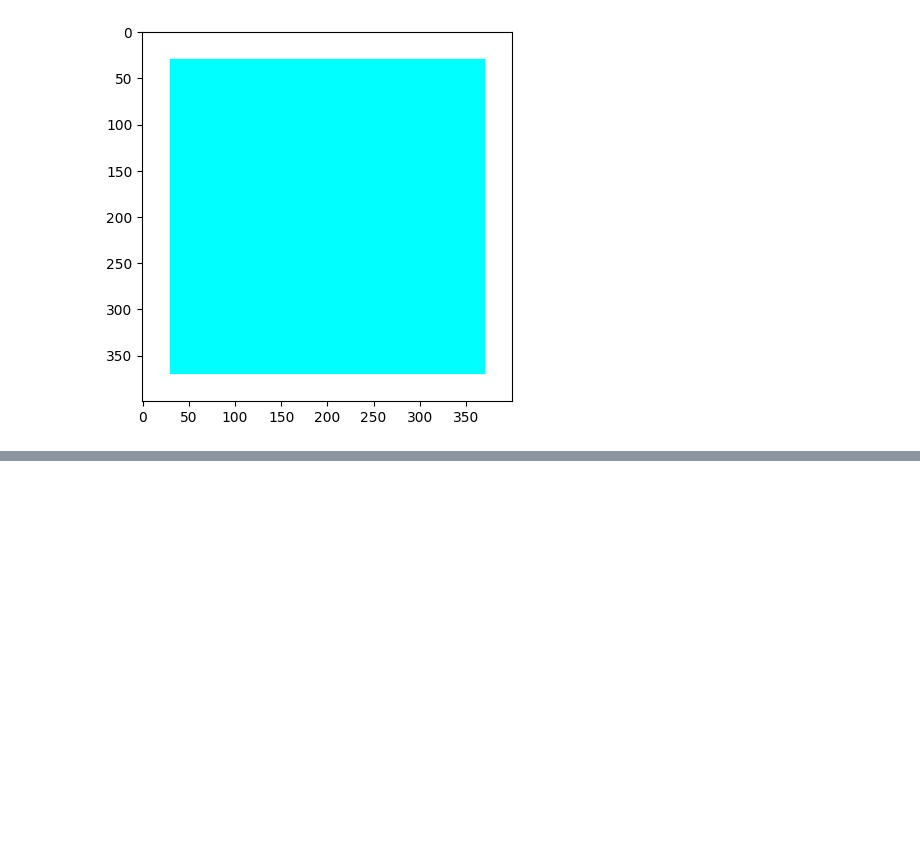
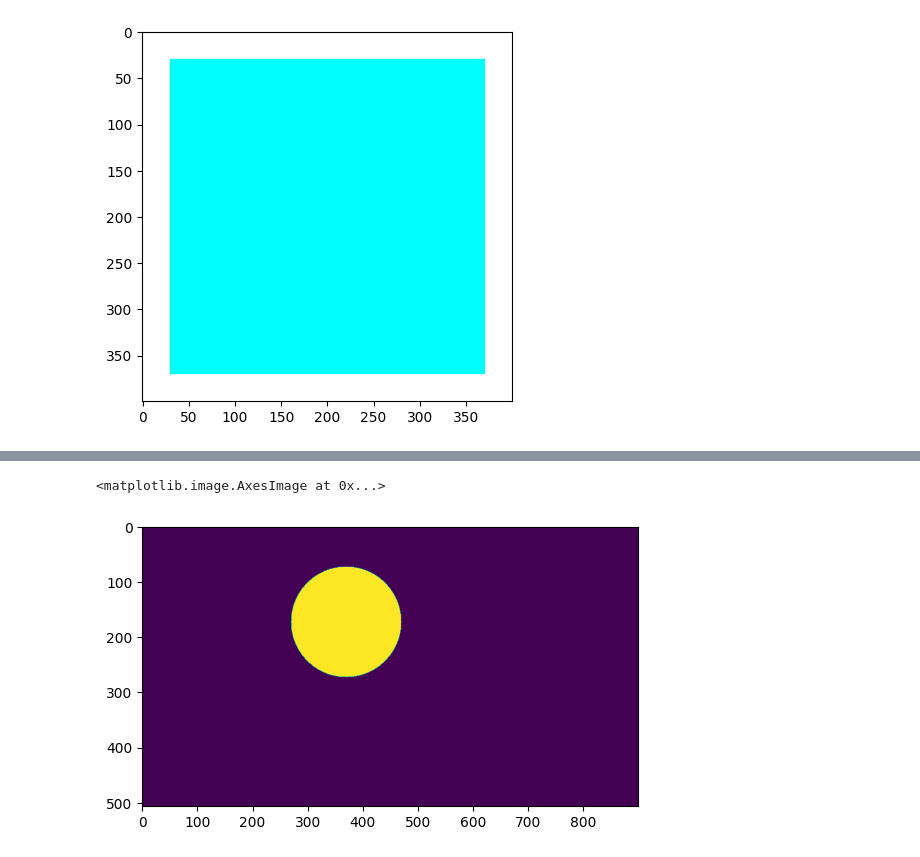
Before and after one commit to hamzak11111/ML-DL_Models, a Jupyter notebook: Computer_Vision/opencv_advanced(1).ipynb, the cells around one changed output, grey strips where cells are left out. Cells and saved outputs as stored; diff of their text form; code cells hidden in the pictures; blank space fills up the shorter version.

```diff
--- a/Computer_Vision/opencv_advanced(1).ipynb
+++ b/Computer_Vision/opencv_advanced(1).ipynb
@@ -205,0 +207,10 @@ plt.imshow(bitwise_not)
+# %%
+img = cv.imread("dog.jpeg")
+blank = np.zeros(img.shape[:2],dtype='uint8')
+
+mask = cv.circle(blank,(img.shape[1]//2-80,img.shape[0]//2-80),100,255,-1)
+
+plt.imshow(mask)
+# %% [output]
+<matplotlib.image.AxesImage at 0x...>
+[figure, added]
```
Also changed, not shown: parts of 4 cells of this notebook.
